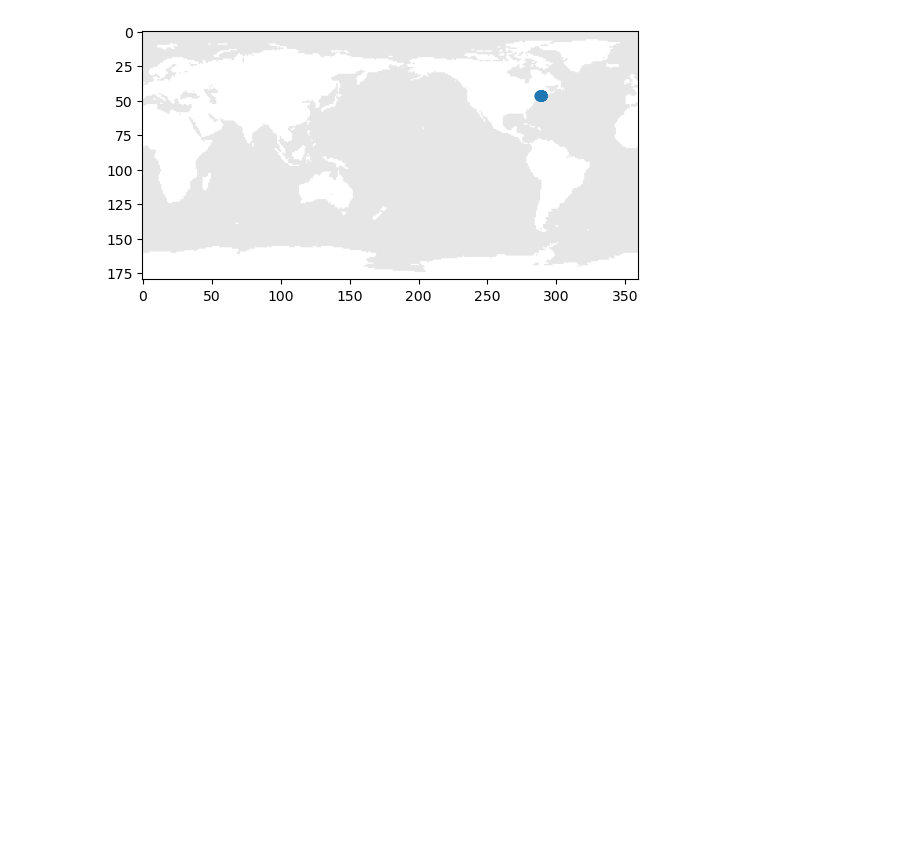
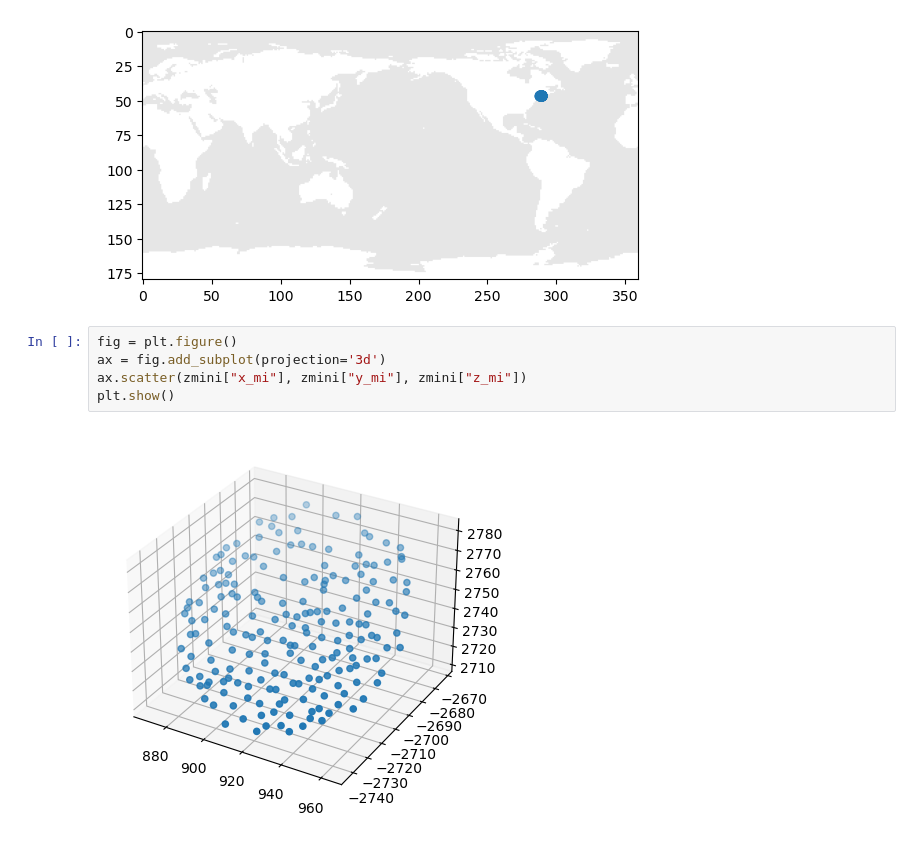
Before and after one commit to m-bhatt/abm_violence, a Jupyter notebook: zip_nn.ipynb, the cells around one changed output. Saved outputs shown, nothing was run; the diff lists cells and outputs as text; blank space fills up the shorter version.

Commit message:
add verif plot

```diff
--- a/zip_nn.ipynb
+++ b/zip_nn.ipynb
@@ -108,3 +108,10 @@ plt.scatter(newlng, newlat)
 # %% [output]
 <matplotlib.collections.PathCollection at 0x...>
 [figure]
+# %%
+fig = plt.figure()
+ax = fig.add_subplot(projection='3d')
+ax.scatter(zmini["x_mi"], zmini["y_mi"], zmini["z_mi"])
+plt.show()
+# %% [output]
+[figure, added]
```
